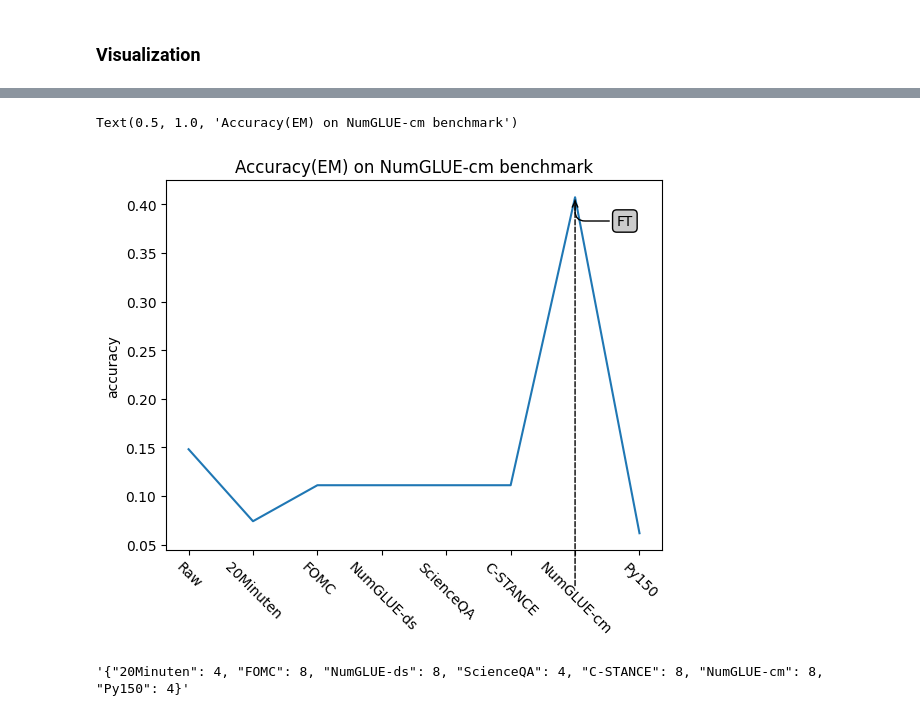
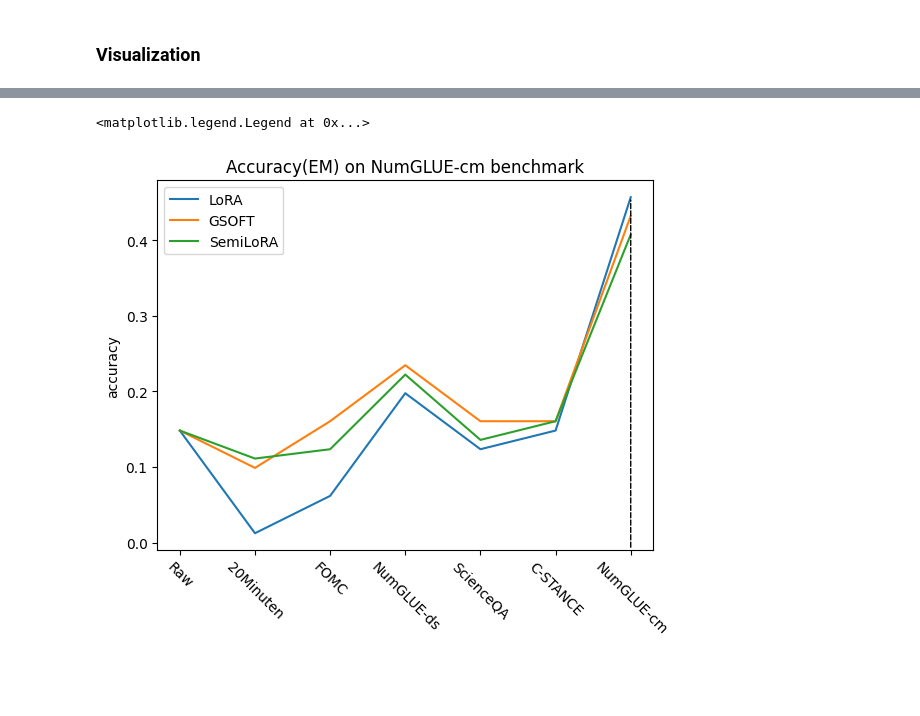
Before and after one commit to Bogachevv/OrthogonalFineTune, a Jupyter notebook: view_TRACE.ipynb, the cells around one changed output, grey strips where cells are left out. Cells and saved outputs as stored; diff of their text form; code cells hidden in the pictures; blank space fills up the shorter version.

```diff
--- a/view_TRACE.ipynb
+++ b/view_TRACE.ipynb
@@ -30,7 +30,8 @@ base_path = r"C:\Users\Vladimir\PycharmProjects\OrthogonalFineTune\TRACE"
 
 # dataset_names = ['20Minuten', 'FOMC', 'MeetingBank', 'NumGLUE-ds', 'ScienceQA', 'C-STANCE', 'Lima', 'NumGLUE-cm', 'Py150']  # All benchmarks
 All_dataset_names = ['20Minuten', 'FOMC', 'NumGLUE-ds', 'ScienceQA', 'C-STANCE', 'NumGLUE-cm', 'Py150']                       # Benchmarks in use
-dataset_names = ['20Minuten', 'FOMC', 'NumGLUE-ds']
+tasks_to_load = ['20Minuten', 'FOMC', 'NumGLUE-ds', 'ScienceQA', 'C-STANCE', 'NumGLUE-cm']
+dataset_names = ['20Minuten', 'FOMC', 'NumGLUE-ds', 'ScienceQA', 'C-STANCE', 'NumGLUE-cm']
 
 preds_dict = defaultdict(lambda: dict())
 # %% [markdown]
@@ -87,13 +88,18 @@ experiments = [
 ]
 
 experiments += [
-    ExperimentRun(model_name='Llama-32-1b', adapter_name='LoRA', cfg=1, seq=1, seq_task=seq_task)
-    for seq_task in All_dataset_names
+    ExperimentRun(model_name='Llama-32-1b', adapter_name='LoRA', cfg=2, seq=1, seq_task=seq_task)
+    for seq_task in tasks_to_load
 ]
 
 experiments += [
-    ExperimentRun(model_name='Llama-32-1b', adapter_name='GSOFT', cfg=1, seq=1, seq_task=seq_task)
-    for seq_task in All_dataset_names
+    ExperimentRun(model_name='Llama-32-1b', adapter_name='SemiLoRA', cfg=1, seq=1, seq_task=seq_task)
+    for seq_task in tasks_to_load
+]
+
+experiments += [
+    ExperimentRun(model_name='Llama-32-1b', adapter_name='GSOFT', cfg=3, seq=1, seq_task=seq_task)
+    for seq_task in tasks_to_load
 ]
 
 experiments
@@ -517,52 +590,57 @@ Text(0.5, 1.0, 'Accuracy(EM) on C-STANCE benchmark')
 bench_name = 'NumGLUE-cm'
 exp_idx = min(idx for idx, exp in enumerate(experiments) if exp.seq_task == bench_name)
 exp_run_name = experiments[exp_idx].get_run_name()
-x_axs = range(1 + len(All_dataset_names))
+x_axs = range(1 + len(tasks_to_load))
 
 
 plt.plot(
     x_axs,
     [scores_dict[exp.get_run_name()][bench_name]['accuracy'] for exp in experiments if (exp.model_name == 'Raw') or (exp.adapter_name == 'LoRA')],
     label='LoRA'
 )
 
 plt.plot(
     x_axs,
     [scores_dict[exp.get_run_name()][bench_name]['accuracy'] for exp in experiments if (exp.model_name == 'Raw') or (exp.adapter_name == 'GSOFT')],
     label='GSOFT'
 )
 
-bbox = dict(boxstyle ="round", fc ="0.8")
-arrowprops = dict(
-    arrowstyle = "->",
-    connectionstyle = "angle, angleA = 0, angleB = 90, rad = 10"
+plt.plot(
+    x_axs,
+    [scores_dict[exp.get_run_name()][bench_name]['accuracy'] for exp in experiments if (exp.model_name == 'Raw') or (exp.adapter_name == 'SemiLoRA')],
+    label='SemiLoRA'
 )
 
-offset = 72
-plt.annotate(
-    text='FT',
-    xy=(exp_idx, scores_dict[exp_run_name][bench_name]['accuracy']),
-    xytext =(30, -20),
-    textcoords ='offset points',
-    bbox = bbox, arrowprops = arrowprops
-)
+# bbox = dict(boxstyle ="round", fc ="0.8")
+# arrowprops = dict(
+#     arrowstyle = "->",
+#     connectionstyle = "angle, angleA = 0, angleB = 90, rad = 10"
+# )
+
+# plt.annotate(
+#     text='FT',
+#     xy=(exp_idx, scores_dict[exp_run_name][bench_name]['accuracy']),
+#     xytext =(30, -20),
+#     textcoords ='offset points',
+#     bbox = bbox, arrowprops = arrowprops
+# )
 
 plt.annotate(
     text='',
     xy=(exp_idx, scores_dict[exp_run_name][bench_name]['accuracy']),
-    xytext=(exp_idx, -0.025), xycoords='data',
+    xytext=(exp_idx, plt.ylim()[0]), xycoords='data',
     arrowprops={"arrowstyle" : "-", "linestyle" : "--"}
 )
 
 plt.xticks(
     x_axs,
-    labels=['Raw'] + [exp.seq_task for exp in experiments if exp.adapter_name == 'LoRA'],
+    labels=['Raw'] + tasks_to_load,
     rotation=-45
 )
 
 plt.ylabel('accuracy')
 plt.title(f'Accuracy(EM) on {bench_name} benchmark')
 plt.legend()
 # %% [output]
-Text(0.5, 1.0, 'Accuracy(EM) on NumGLUE-cm benchmark')
+<matplotlib.legend.Legend at 0x...>
-[figure, old version]
+[figure, new version]
@@ -584,15 +664,13 @@ Text(0.5, 1.0, 'Accuracy(EM) on NumGLUE-cm benchmark')
 # %%
 # set(A_datasets) - set(dataset_names)
 # %%
-AAA_bs = {}
+# AAA_bs = {}
 
-for ds_name in All_dataset_names:
-    if ds_name in ('Py150', '20Minuten', 'ScienceQA'):
-        AAA_bs[ds_name] = 4
-    else:
-        AAA_bs[ds_name] = 8
+# for ds_name in All_dataset_names:
+#     if ds_name in ('Py150', '20Minuten', 'ScienceQA'):
+#         AAA_bs[ds_name] = 4
+#     else:
+#         AAA_bs[ds_name] = 8
 
-import json
-json.dumps(AAA_bs)
+# import json
+# json.dumps(AAA_bs)
-# %% [output]
-'{"20Minuten": 4, "FOMC": 8, "NumGLUE-ds": 8, "ScienceQA": 4, "C-STANCE": 8, "NumGLUE-cm": 8, "Py150": 4}'
```
Also changed, not shown: parts of 17 cells of this notebook, 2 other files.
